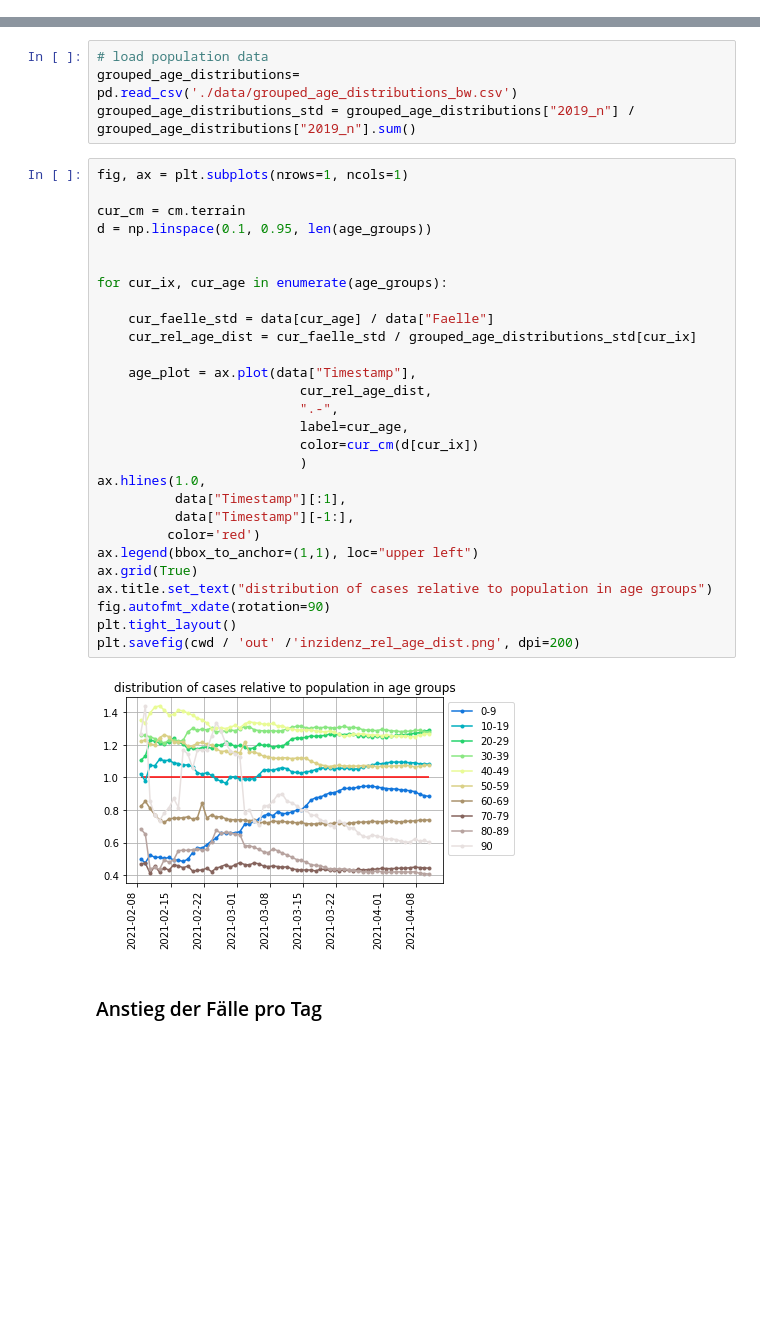
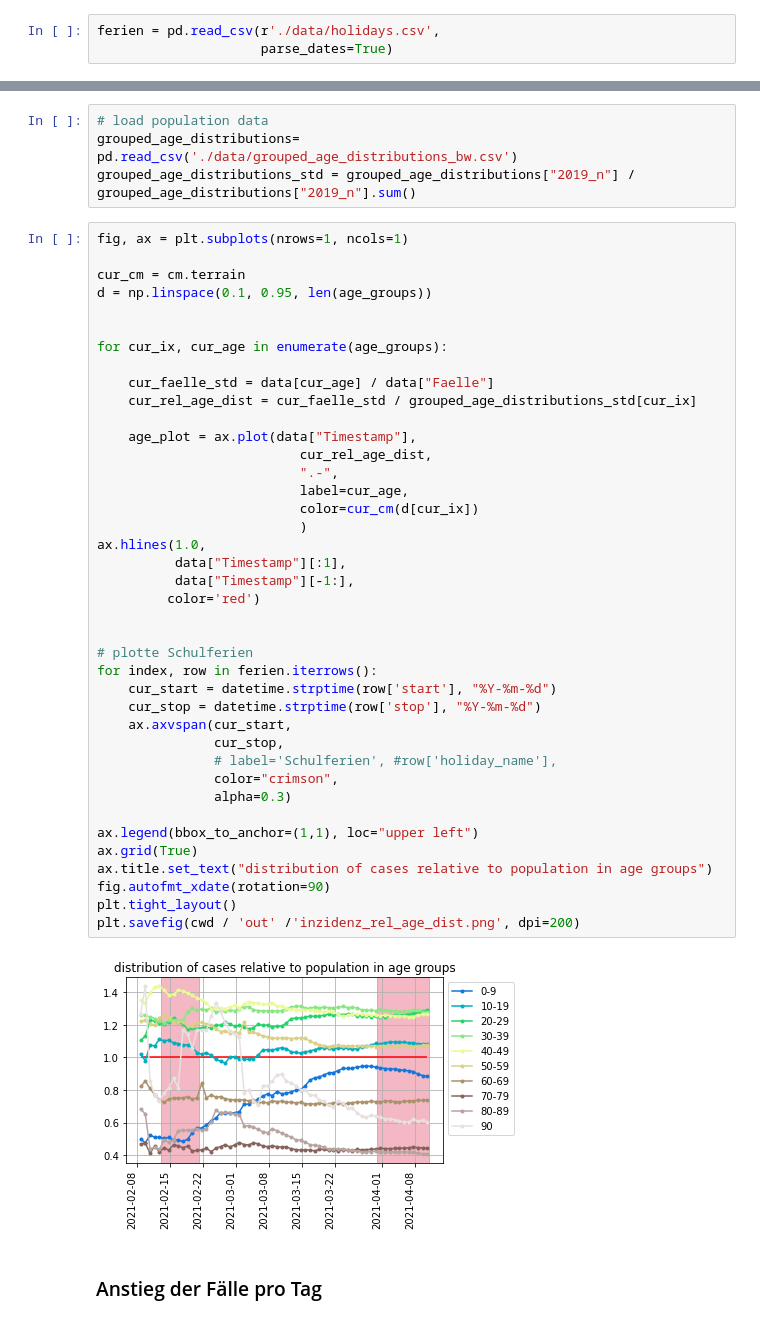
Before and after one commit to hydroclaus/corona_varianten_bw, a Jupyter notebook: new_variants_bw.ipynb, the cells around one changed output, grey strips where cells are left out. Drawn from its saved outputs; the diff is of its cells as text; blank space fills up the shorter version.

Commit message:
automatically read in periods of school holidays

```diff
--- a/new_variants_bw.ipynb
+++ b/new_variants_bw.ipynb
@@ -79,3 +81,6 @@ data = data.drop('Dayname', 1)
+# %%
+ferien = pd.read_csv(r'./data/holidays.csv',
+                     parse_dates=True)
 # %% [markdown]
 # Plotting
 
@@ -262,33 +267,45 @@ grouped_age_distributions_std = grouped_age_distributions["2019_n"] /   grouped_
 # %%
 fig, ax = plt.subplots(nrows=1, ncols=1)
 
 cur_cm = cm.terrain
 d = np.linspace(0.1, 0.95, len(age_groups))
 
 
 for cur_ix, cur_age in enumerate(age_groups):
 
     cur_faelle_std = data[cur_age] / data["Faelle"]
     cur_rel_age_dist = cur_faelle_std / grouped_age_distributions_std[cur_ix]
 
     age_plot = ax.plot(data["Timestamp"],
                           cur_rel_age_dist,
                           ".-",
                           label=cur_age,
                           color=cur_cm(d[cur_ix])
                           )
 ax.hlines(1.0,
           data["Timestamp"][:1],
           data["Timestamp"][-1:],
          color='red')
+
+
+# plotte Schulferien
+for index, row in ferien.iterrows():
+    cur_start = datetime.strptime(row['start'], "%Y-%m-%d")
+    cur_stop = datetime.strptime(row['stop'], "%Y-%m-%d")
+    ax.axvspan(cur_start,
+               cur_stop,
+               # label='Schulferien', #row['holiday_name'],
+               color="crimson",
+               alpha=0.3)
+
 ax.legend(bbox_to_anchor=(1,1), loc="upper left")
 ax.grid(True)
 ax.title.set_text("distribution of cases relative to population in age groups")
 fig.autofmt_xdate(rotation=90)
 plt.tight_layout()
 plt.savefig(cwd / 'out' /'inzidenz_rel_age_dist.png', dpi=200)
 # %% [output]
-[figure, old version]
+[figure, new version]
 # %% [markdown]
 ### Anstieg der Fälle pro Tag
 # %%
```
Also changed, not shown: parts of 10 cells of this notebook, 6 other files.
